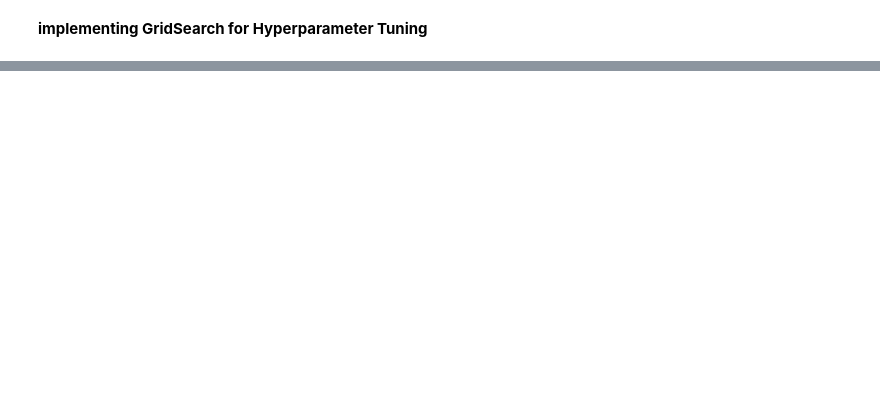
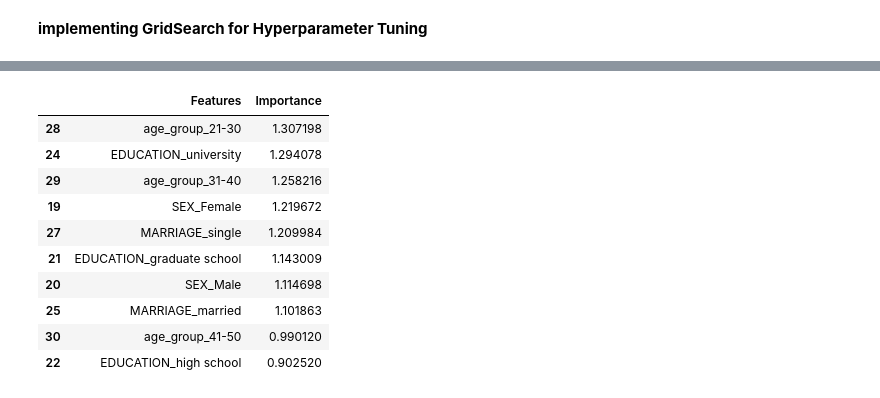
Before and after one commit to Sivaramaguhan/Credit-card-default-prediction, a Jupyter notebook: Guhan_Credit_Card_Default_Prediction_Capstone_Project.ipynb, the cells around one changed output, grey strips where cells are left out. Cells and saved outputs as stored; diff of their text form; code cells hidden in the pictures; blank space fills up the shorter version.

```diff
--- a/Guhan_Credit_Card_Default_Prediction_Capstone_Project.ipynb
+++ b/Guhan_Credit_Card_Default_Prediction_Capstone_Project.ipynb
@@ -918,0 +918,22 @@ weighted avg       0.87      0.86      0.86     11577
+# %%
+optimal_log_model=grid_log_model.best_estimator_.coef_
+
+#ccreating dataframe for feature imp
+feature_importance = pd.DataFrame({'Features':X.columns, 'Importance':np.abs(optimal_log_model).ravel() })
+
+#sorting the feat impt df by importance
+imp_feat = feature_importance.sort_values(by = 'Importance', ascending=False)[:10]
+
+imp_feat
+# %% [output]
+|  | Features | Importance |
+| 28 | age_group_21-30 | 1.307198 |
+| 24 | EDUCATION_university | 1.294078 |
+| 29 | age_group_31-40 | 1.258216 |
+| 19 | SEX_Female | 1.219672 |
+| 27 | MARRIAGE_single | 1.209984 |
+| 21 | EDUCATION_graduate school | 1.143009 |
+| 20 | SEX_Male | 1.114698 |
+| 25 | MARRIAGE_married | 1.101863 |
+| 30 | age_group_41-50 | 0.990120 |
+| 22 | EDUCATION_high school | 0.902520 |
```
Also changed, not shown: parts of 17 cells of this notebook.
